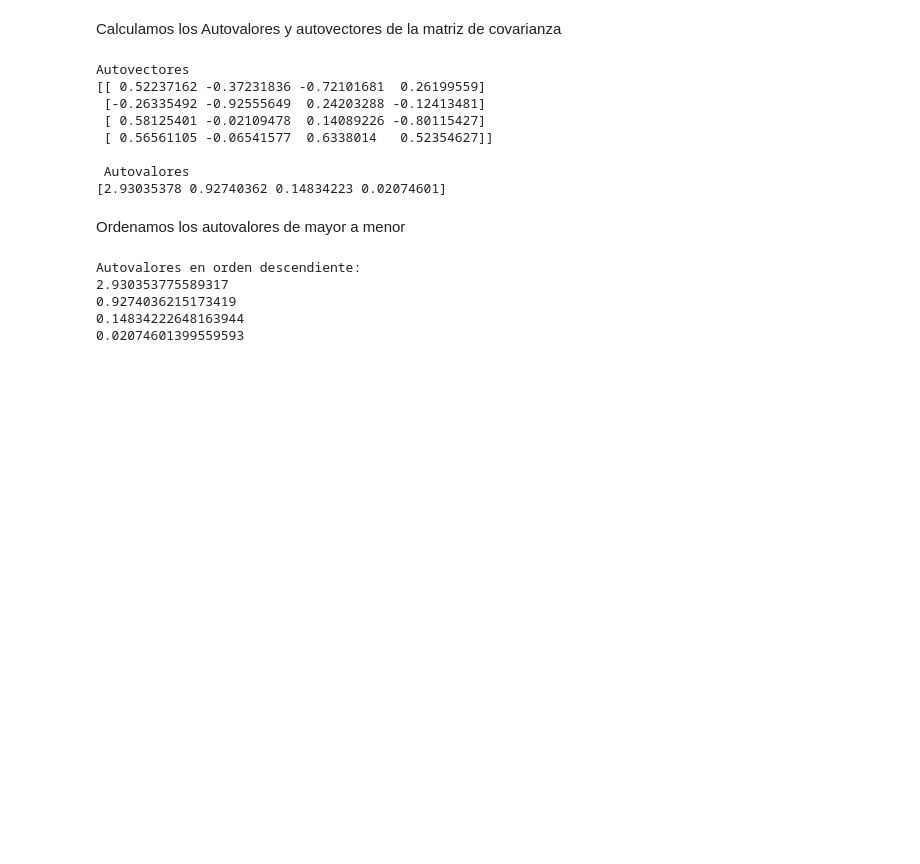
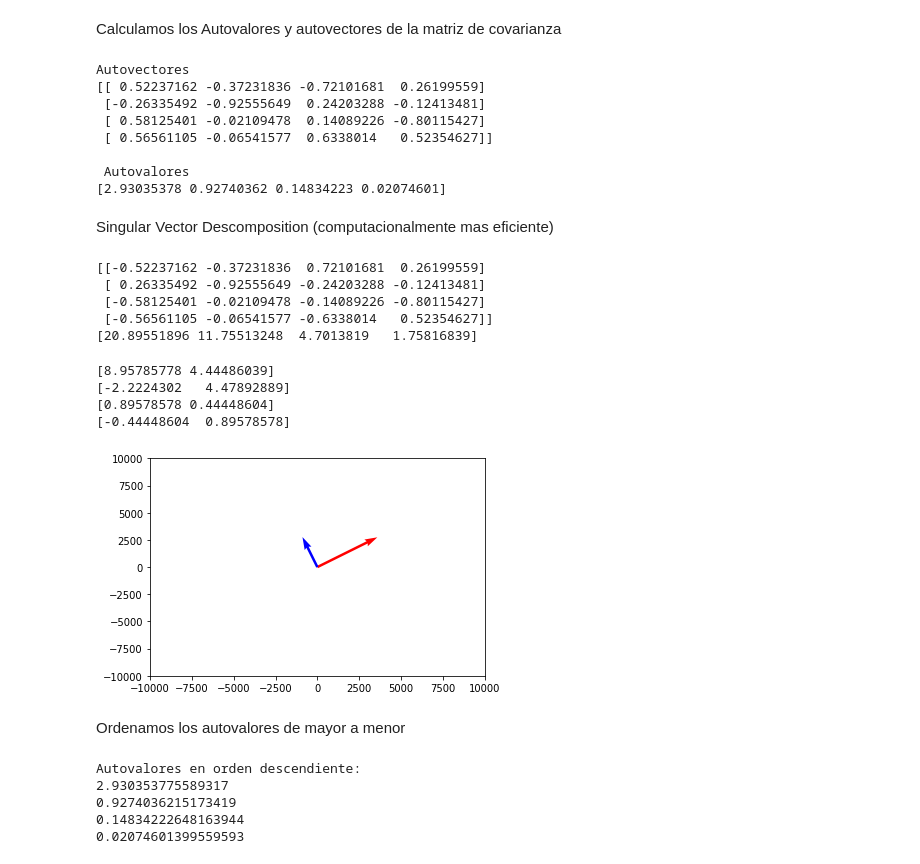
Before and after one commit to waltermayor/DigitalImageProcessing_colab, a Jupyter notebook: PCAejemplo.ipynb, the cells around one changed output. Cells and saved outputs as stored; diff of their text form; code cells hidden in the pictures; blank space fills up the shorter version.

```diff
--- a/PCAejemplo.ipynb
+++ b/PCAejemplo.ipynb
@@ -69,6 +155,63 @@ Autovectores
 
  Autovalores
 [2.93035378 0.92740362 0.14834223 0.02074601]
+# %% [markdown]
+Singular Vector Descomposition (computacionalmente mas eficiente)
+# %%
+u,s,v = np.linalg.svd(X_std.T)
+
+print(u)
+print(s)
+# %% [output]
+[[-0.52237162 -0.37231836  0.72101681  0.26199559]
+ [ 0.26335492 -0.92555649 -0.24203288 -0.12413481]
+ [-0.58125401 -0.02109478 -0.14089226 -0.80115427]
+ [-0.56561105 -0.06541577 -0.6338014   0.52354627]]
+[20.89551896 11.75513248  4.7013819   1.75816839]
+# %%
+import numpy as np
+import matplotlib.pyplot as plt
+from numpy import array
+from numpy import linalg as LA
+
+# Assume that I loaded 'N' no of 2d points from a file and used
+# np.cov() to find the below covariance matrix
+
+# This is my covariance matrix obtained from 2 x N points
+cov_mat = [[3407.3108669,  1473.06388943],
+           [1473.06388943, 1169.53151003]]
+
+eigen_values, eigen_vectors = LA.eig(cov_mat)
+
+#print(eigen_values)
+
+origin = [0, 0]
+eigVa1=10
+eigVa2=5
+eig_vec1 = eigen_vectors[:,0]
+eig_vec2 = eigen_vectors[:,1]
+
+print(eig_vec1*eigVa1)
+print(eig_vec2*eigVa2)
+print(eig_vec1)
+print(eig_vec2)
+
+
+# This line below plots the 2d points
+#plt.scatter(np_array[:,0], np_array[:,1])
+
+plt.quiver(*origin, *eig_vec1*eigVa1, color=['r'], scale=50)
+plt.quiver(*origin, *eig_vec2*eigVa2, color=['b'], scale=50)
+#plt.autoscale(enable=True, axis='both', tight=None)
+plt.xlim(-10000, 10000)
+plt.ylim(-10000, 10000)
+plt.show()
+# %% [output]
+[8.95785778 4.44486039]
+[-2.2224302   4.47892889]
+[0.89578578 0.44448604]
+[-0.44448604  0.89578578]
+[figure, added]
 # %% [markdown]
 Ordenamos los autovalores de mayor a menor
 # %%
```
Also changed, not shown: parts of 9 cells of this notebook.
